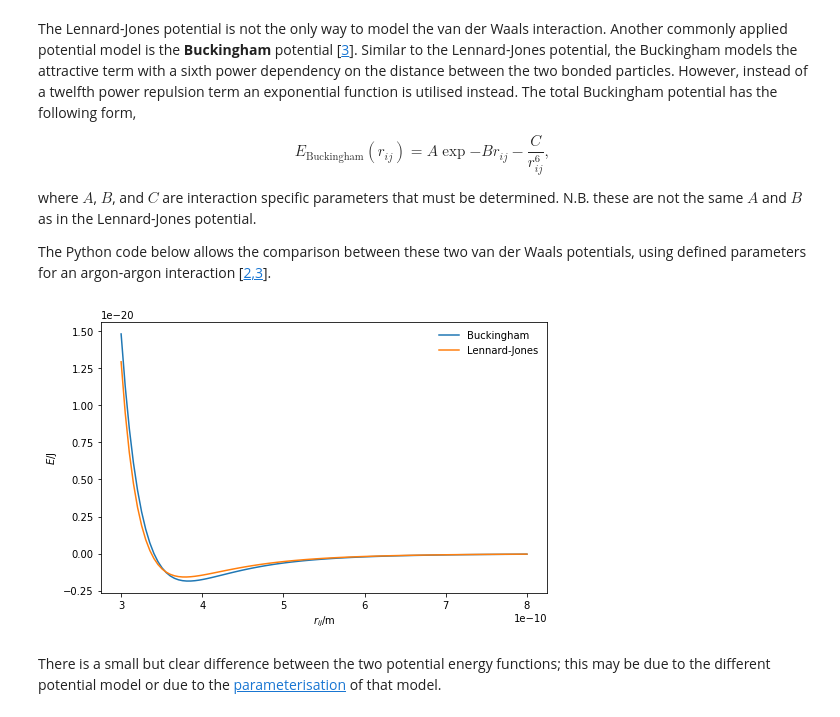
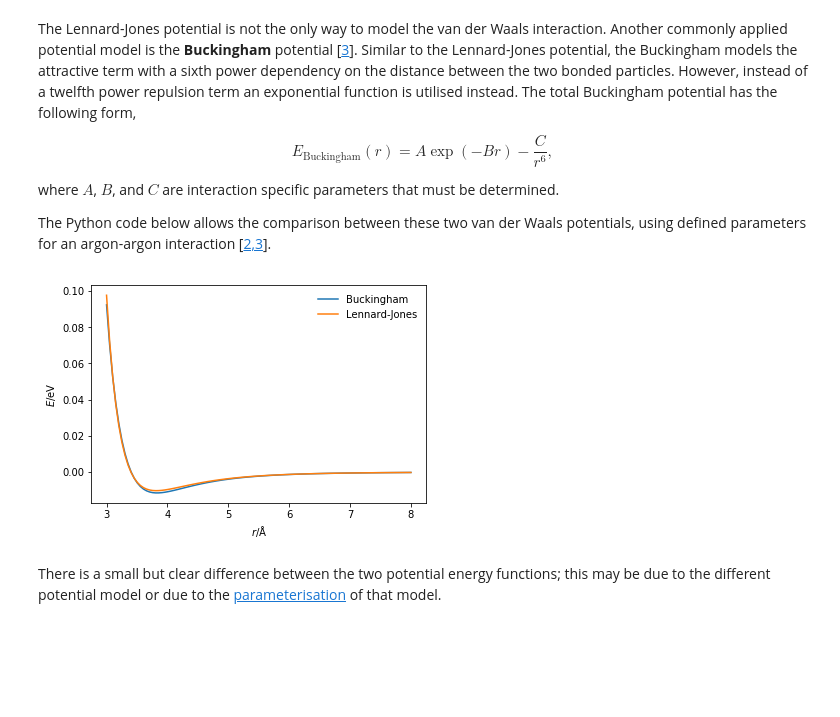
Before and after one commit to sobaba-12/sim_and_scat, a Jupyter notebook: content/classical_methods/van_der_waals.ipynb, the cells around one changed output. Cells and saved outputs as stored; diff of their text form; code cells hidden in the pictures; blank space fills up the shorter version.

```diff
--- a/content/classical_methods/van_der_waals.ipynb
+++ b/content/classical_methods/van_der_waals.ipynb
@@ -103,47 +105,44 @@ Similar to the Lennard-Jones potential, the Buckingham models the attractive ter
 However, instead of a twelfth power repulsion term an exponential function is utilised instead.
 The total Buckingham potential has the following form,
 
-$$ E_{\text{Buckingham}}(r_{ij}) = A\exp{-Br_{ij}} - \dfrac{C}{r_{ij}^6}, $$
+$$ E_{\text{Buckingham}}(r) = A\exp{(-Br)} - \dfrac{C}{r^6}, $$
 
 where $A$, $B$, and $C$ are interaction specific parameters that must be determined.
-N.B. these are not the same $A$ and $B$ as in the Lennard-Jones potential.
 
 The Python code below allows the comparison between these two van der Waals potentials, using defined parameters for an argon-argon interaction [[2,3](#references)].
 # %%
 def buckingham_energy(rij, a, b, c):
     """
     Implementation of the Buckingham potential
     to calculate the energy of the interaction.
 
     Parameters
     ----------
-    rij: float
-        Distance between particles i and j
+    r: float
+        Distance between two particles (Å)
     a: float
-        A parameter for interaction between i and j
+        A parameter for the interaction (eV)
     b: float
-        B parameter for interaction between i and j
+        B parameter for the interaction (eV)
     c: float
-        C parameter for interaction between i and j
+        C parameter for the interaction (eV)
 
     Returns
     -------
     float
-        Energy of the interaction between i and j.
+        Energy of the van der Waals interaction
     """
-    return a * np.exp(-b * rij) - c / np.power(rij, 6)
+    return a * np.exp(-b * r) - c / np.power(r, 6)
 
-r = np.linspace(3e-10, 8e-10, 100)
-fig = plt.figure(figsize=(8, 5))
-ax = fig.add_subplot(111)
-ax.plot(r, buckingham_energy(r, 1.69e-15, 3.66e10, 1.02e-77), label='Buckingham')
-ax.plot(r, lj_energy(r, 1.363e-134, 9.273e-78), label='Lennard-Jones')
-ax.set_xlabel(r'$r_{ij}$/m')
-ax.set_ylabel(r'$E$/J')
-ax.legend(frameon=False)
+r = np.linspace(3, 8, 100)
+plt.plot(r, buckingham_energy(r, 10549.313, 3.66, 63.670), label='Buckingham')
+plt.plot(r, lj_energy(r, 0.0103, 3.4), label='Lennard-Jones')
+plt.xlabel(r'$r$/Å')
+plt.ylabel(r'$E$/eV')
+plt.legend(frameon=False)
 plt.show()
 # %% [output]
-[figure, old version]
+[figure, new version]
 # %% [markdown]
 There is a small but clear difference between the two potential energy functions; this may be due to the different potential model or due to the [parameterisation](http://pythoninchemistry.org/sim_and_scat/parameterisation/intro) of that model.
 # %% [markdown]
```
Also changed, not shown: parts of 2 cells of this notebook, 9 other files.
